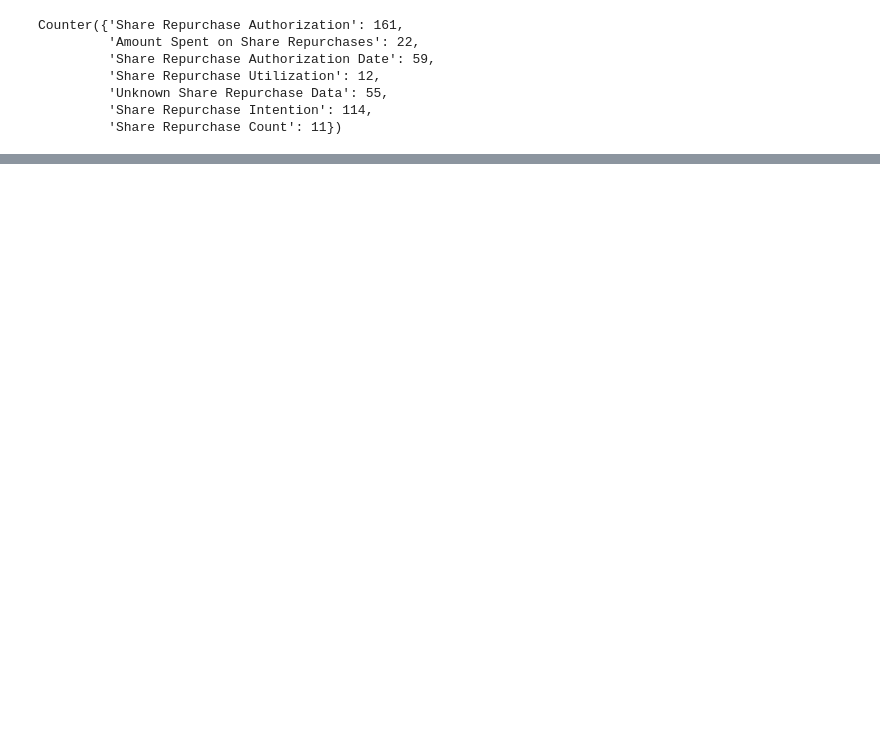
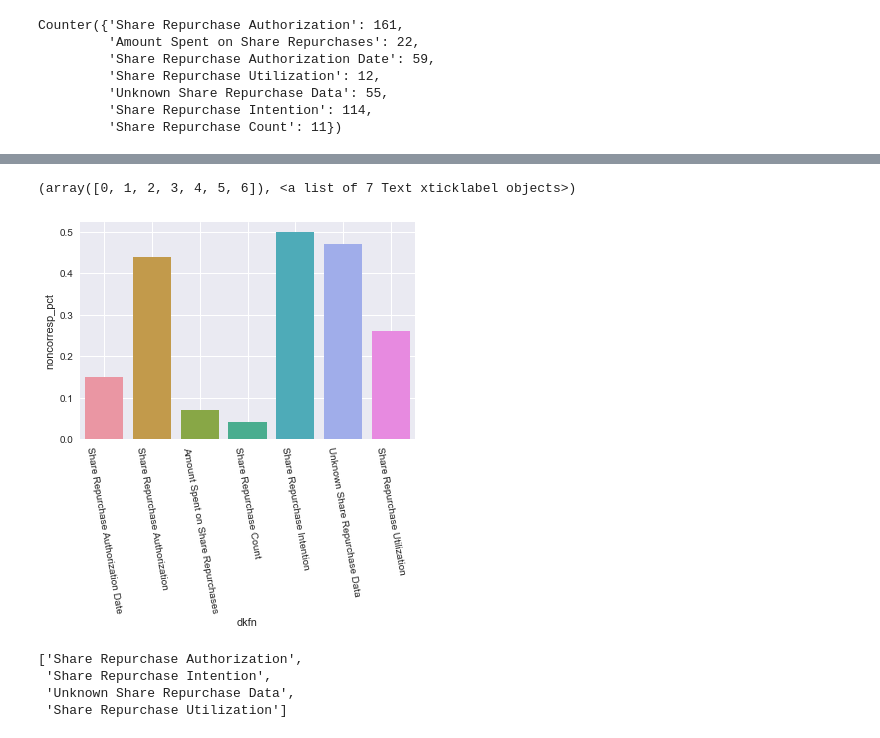
Before and after one commit to suhasinipallai/New_constructs, a Jupyter notebook: identifying-paragraphs.ipynb, the cells around one changed output, grey strips where cells are left out. Cells and saved outputs as stored; diff of their text form; code cells hidden in the pictures; blank space fills up the shorter version.

Commit message:
plotted distribution of noncorresponding text and paragraphs

```diff
--- a/identifying-paragraphs.ipynb
+++ b/identifying-paragraphs.ipynb
@@ -449,0 +439,5 @@ for untrue_count, val_count in
+# %%
+correspondance_df = pd.DataFrame(share_rprchs_prgrph_df.data_key_friendly_name.value_counts()).reset_index()
+correspondance_df.columns = ['dkfn', 'val_count']
+correspondance_df['noncorresp_txt_par'] = np.array([0,0,0,0,0,0,0])
+correspondance_df
@@ -449,0 +453,5 @@ for untrue_count, val_count in
+# %%
+for i in correspondance_df.index:
+    print(untrue_dkfns_count[correspondance_df.dkfn[i]])
+    correspondance_df.noncorresp_txt_par[i] = untrue_dkfns_count[correspondance_df.dkfn[i]]
+correspondance_df
@@ -449,0 +489,3 @@ for untrue_count, val_count in
+# %%
+correspondance_df['noncorresp_pct'] = round(correspondance_df['noncorresp_txt_par']/correspondance_df['val_count'],2)
+correspondance_df
@@ -449,0 +501,15 @@ for untrue_count, val_count in
+# %%
+sns.barplot(x = 'dkfn', y = 'noncorresp_pct', data = correspondance_df)
+plt.grid(True)
+plt.xticks(rotation = 280)
+# %% [output]
+(array([0, 1, 2, 3, 4, 5, 6]), <a list of 7 Text xticklabel objects>)
+[figure, added]
+# %%
+# ok lets see the results for the relevant dkfns
+relevant_dkfns
+# %% [output]
+['Share Repurchase Authorization',
+ 'Share Repurchase Intention',
+ 'Unknown Share Repurchase Data',
+ 'Share Repurchase Utilization']
```
Also changed, not shown: parts of 11 cells of this notebook.
